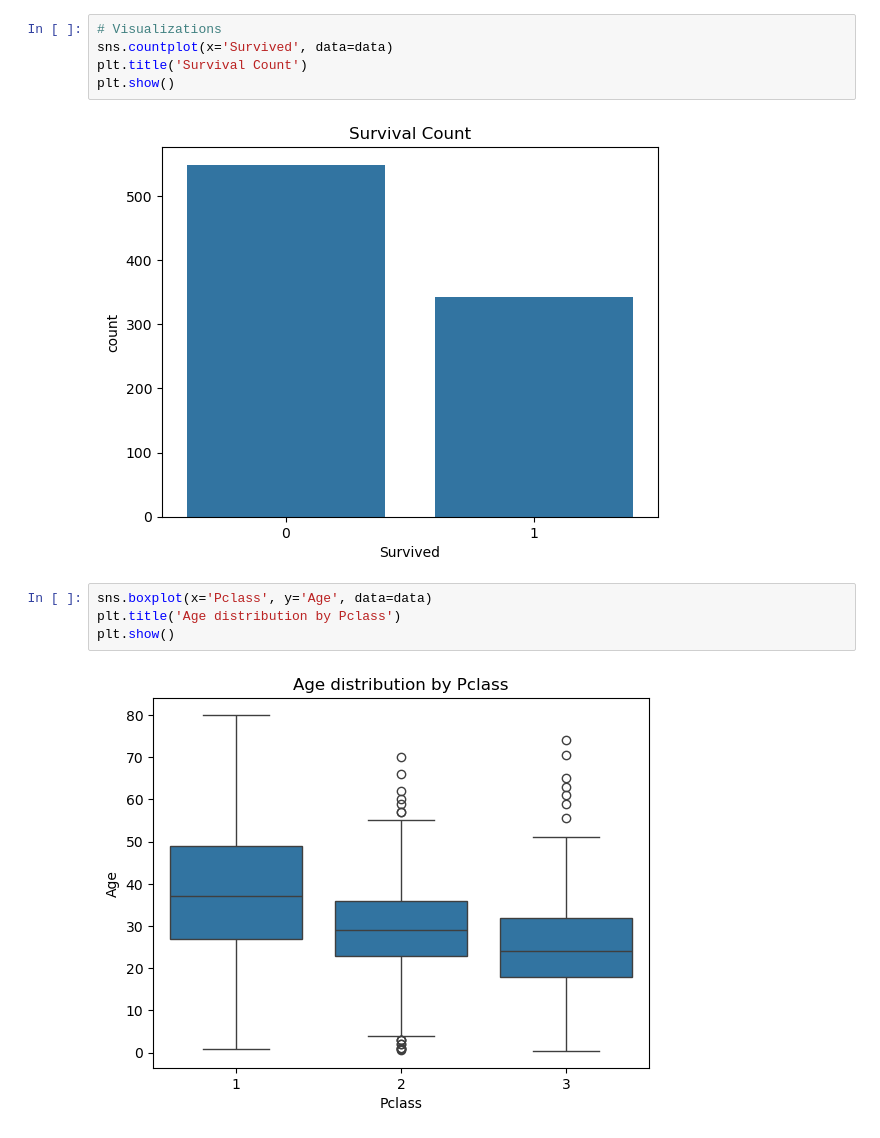
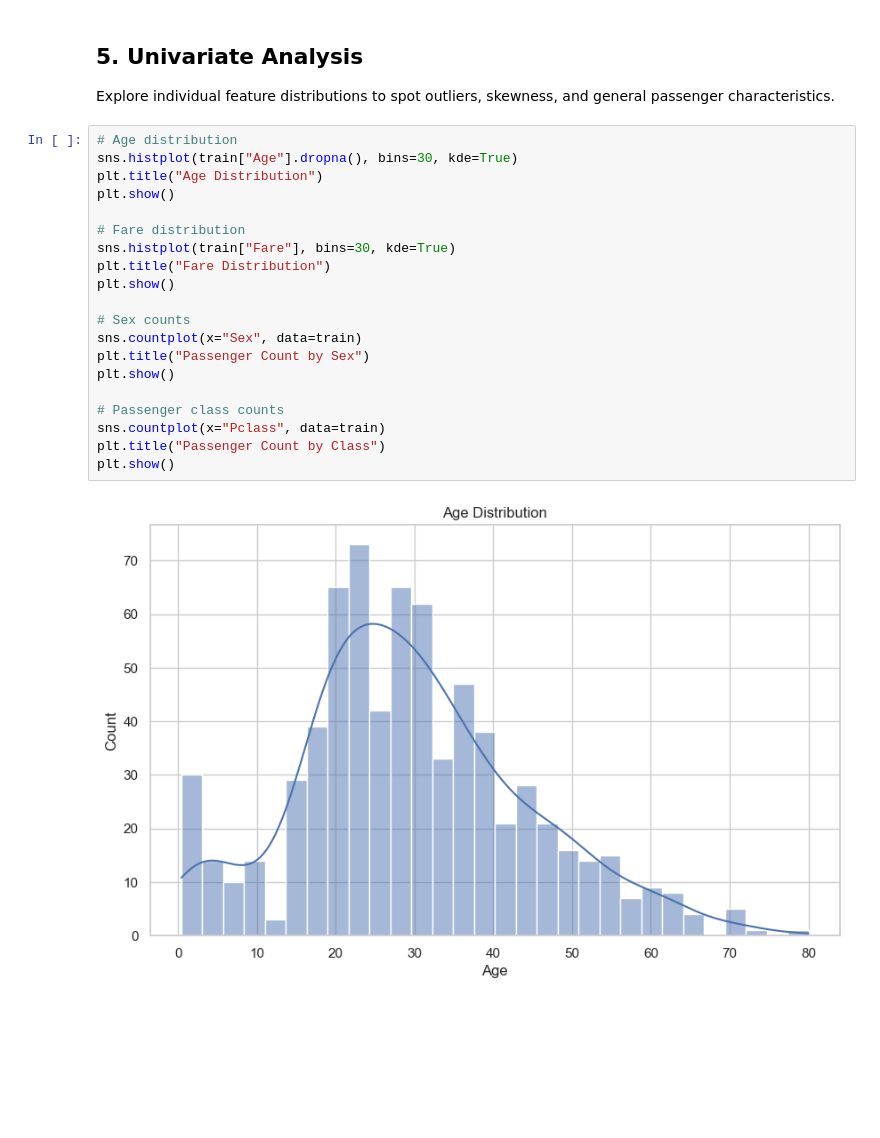
Before and after one commit to Henlomatt/titanic-ml-classifier, a Jupyter notebook: notebooks/eda.ipynb, the cells around one changed output. Cells and saved outputs as stored; diff of their text form; blank space fills up the shorter version.

```diff
--- a/notebooks/eda.ipynb
+++ b/notebooks/eda.ipynb
@@ -48,13 +96,25 @@ dtype: int64
-# %%
-# Visualizations
-sns.countplot(x='Survived', data=data)
-plt.title('Survival Count')
-plt.show()
-# %% [output]
-[figure, removed]
-# %%
-sns.boxplot(x='Pclass', y='Age', data=data)
-plt.title('Age distribution by Pclass')
-plt.show()
-# %% [output]
-[figure, removed]
+# %% [markdown]
+## 5. Univariate Analysis
+Explore individual feature distributions to spot outliers, skewness, and general passenger characteristics.
+# %%
+# Age distribution
+sns.histplot(train["Age"].dropna(), bins=30, kde=True)
+plt.title("Age Distribution")
+plt.show()
+
+# Fare distribution
+sns.histplot(train["Fare"], bins=30, kde=True)
+plt.title("Fare Distribution")
+plt.show()
+
+# Sex counts
+sns.countplot(x="Sex", data=train)
+plt.title("Passenger Count by Sex")
+plt.show()
+
+# Passenger class counts
+sns.countplot(x="Pclass", data=train)
+plt.title("Passenger Count by Class")
+plt.show()
+# %% [output]
+[figure, added]
```
Also changed, not shown: parts of 20 cells of this notebook.
